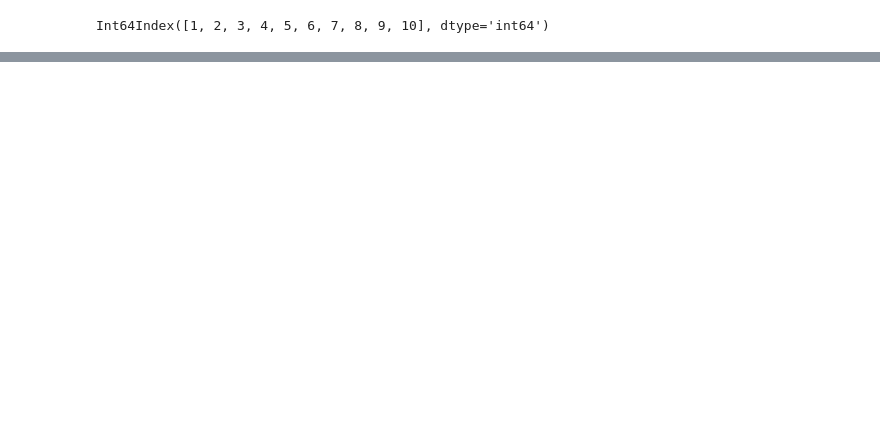
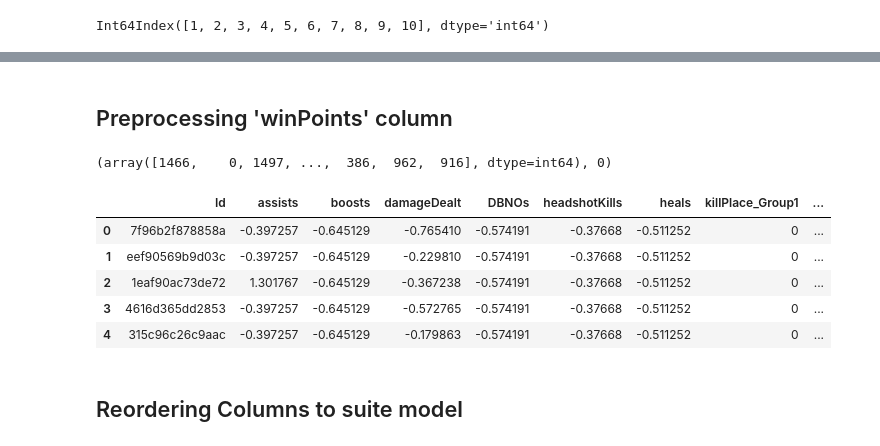
Before and after one commit to EricLipe17/CS_395_Final_Project, a Jupyter notebook: PUBG_Preprocessing.ipynb, the cells around one changed output, grey strips where cells are left out. Drawn from its saved outputs; the diff is of its cells as text; code cells hidden in the pictures; blank space fills up the shorter version.

```diff
--- a/PUBG_Preprocessing.ipynb
+++ b/PUBG_Preprocessing.ipynb
@@ -574,0 +567,4 @@ max_place_column_names = []
+# %%
+# We are going to standardize the 'vehicleDestroys' column since it is a ratio data type.
+df_checkpoint_7[['vehicleDestroys']] = preprocessing.scale(df_checkpoint_7['vehicleDestroys'])
+# df_checkpoint_7.head()
@@ -574,0 +573,2 @@ max_place_column_names = []
+# %%
+df_checkpoint_8 = df_checkpoint_7.copy()
@@ -574,0 +582,4 @@ max_place_column_names = []
+# %%
+# We are going to standardize the 'walkDistance' column since it is a ratio data type.
+df_checkpoint_8[['walkDistance']] = preprocessing.scale(df_checkpoint_8['walkDistance'])
+# df_checkpoint_8.head()
@@ -574,0 +599,23 @@ max_place_column_names = []
+# %%
+# We are going to standardize the 'weaponsAcquired' column since it is a ratio data type.
+df_checkpoint_8[['weaponsAcquired']] = preprocessing.scale(df_checkpoint_8['weaponsAcquired'])
+# df_checkpoint_8.head()
+# %% [markdown]
+## Preprocessing 'winPoints' column
+# %%
+df_checkpoint_8['winPoints'].unique(), df_checkpoint_8['winPoints'].isna().sum()
+# %% [output]
+(array([1466,    0, 1497, ...,  386,  962,  916], dtype=int64), 0)
+# %%
+# We are going to standardize the 'winPoints' column since it is a ratio data type.
+df_checkpoint_8[['winPoints']] = preprocessing.scale(df_checkpoint_8['winPoints'])
+df_checkpoint_8.head()
+# %% [output]
+|  | Id | assists | boosts | damageDealt | DBNOs | headshotKills | heals | killPlace_Group1 | ... |
+| 0 | 7f96b2f878858a | -0.397257 | -0.645129 | -0.765410 | -0.574191 | -0.37668 | -0.511252 | 0 | ... |
+| 1 | eef90569b9d03c | -0.397257 | -0.645129 | -0.229810 | -0.574191 | -0.37668 | -0.511252 | 0 | ... |
+| 2 | 1eaf90ac73de72 | 1.301767 | -0.645129 | -0.367238 | -0.574191 | -0.37668 | -0.511252 | 0 | ... |
+| 3 | 4616d365dd2853 | -0.397257 | -0.645129 | -0.572765 | -0.574191 | -0.37668 | -0.511252 | 0 | ... |
+| 4 | 315c96c26c9aac | -0.397257 | -0.645129 | -0.179863 | -0.574191 | -0.37668 | -0.511252 | 0 | ... |
+# %% [markdown]
+## Reordering Columns to suite model
```
Also changed, not shown: parts of 93 cells of this notebook.
